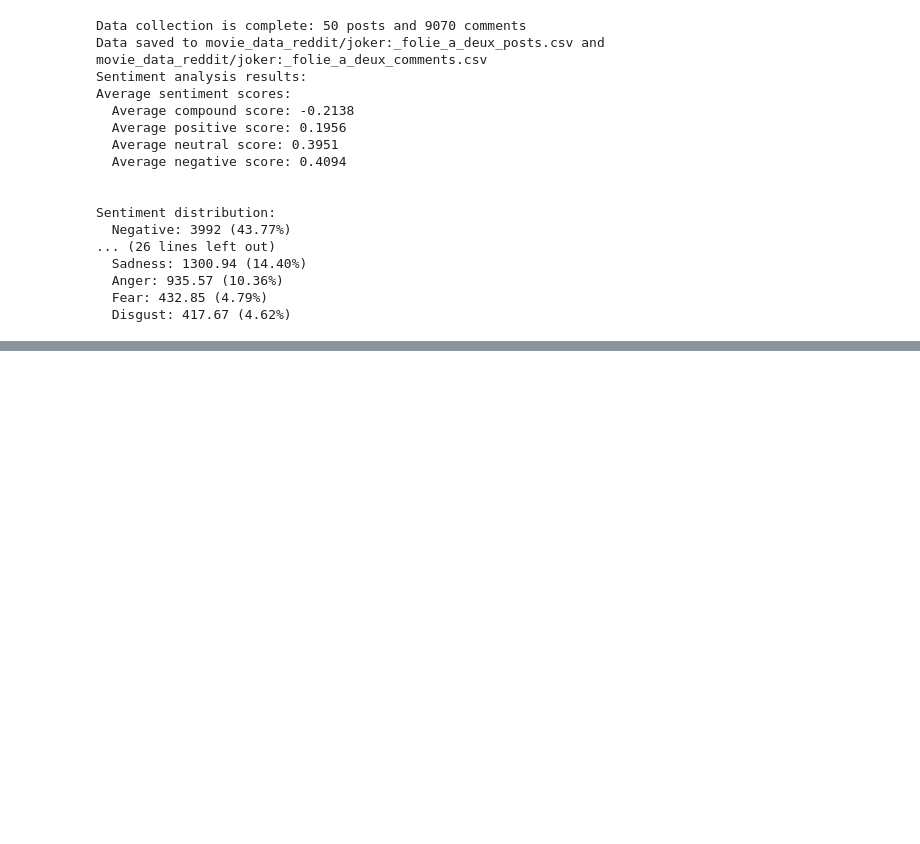
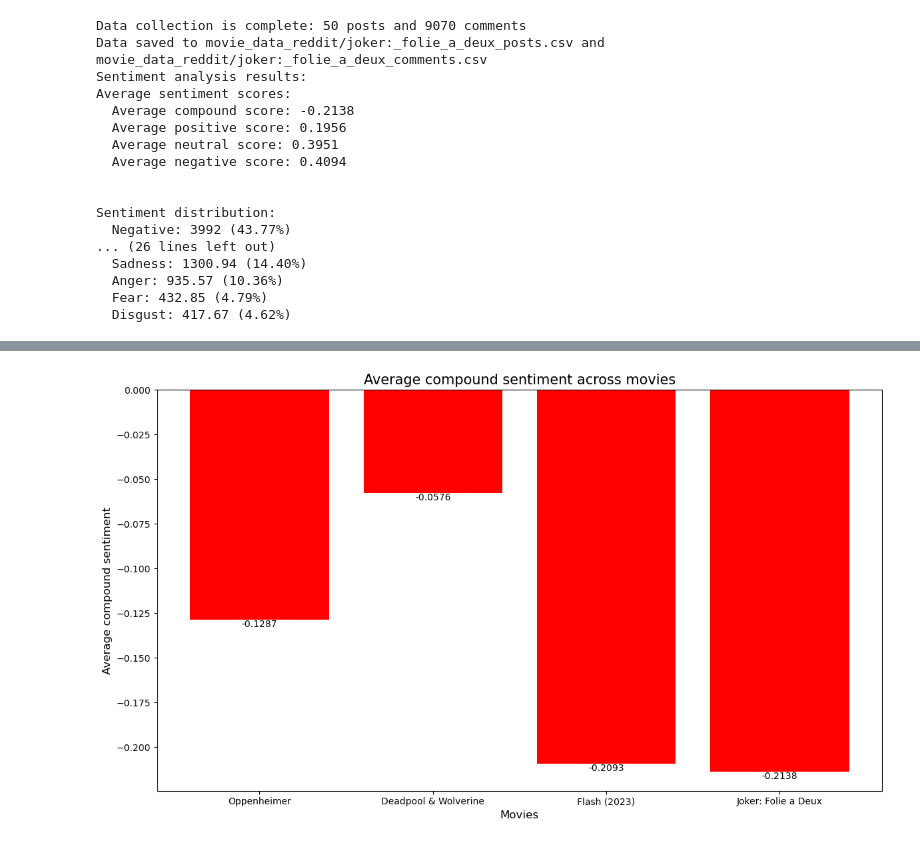
Before and after one commit to nithish-kumar-t/movie-box-office-prediction, a Jupyter notebook: reddit_api_data_analysis.ipynb, the cells around one changed output, grey strips where cells are left out. Saved outputs shown, nothing was run; the diff lists cells and outputs as text; code cells hidden in the pictures; blank space fills up the shorter version.

```diff
--- a/reddit_api_data_analysis.ipynb
+++ b/reddit_api_data_analysis.ipynb
@@ -805,0 +874,27 @@ Sentiment distribution:
+# %%
+# compound sentiment analysis
+def analyze_compound_sentiment(movies_data):
+    plt.figure(figsize=(12, 7))
+
+    compound_sentiments = {}
+    for movie, data in movies_data.items():
+        compound_mean = data['compound_sentiment'].mean()
+        compound_sentiments[movie] = compound_mean
+
+    # create bar plot with green bars being positive values and red negative
+    colors = ['green' if val >= 0 else 'red' for val in compound_sentiments.values()]
+    bars = plt.bar(compound_sentiments.keys(), compound_sentiments.values(), color=colors)
+    plt.title('Average compound sentiment across movies', fontsize=15)
+    plt.xlabel('Movies', fontsize=12)
+    plt.ylabel('Average compound sentiment', fontsize=12)
+    plt.axhline(y=0, color='black', linestyle='--')
+
+    # add value labels on top of each bar since values can be negative
+    for bar in bars:
+        height = bar.get_height()
+        plt.text(bar.get_x() + bar.get_width()/2., height,
+                 f'{height:.4f}',
+                 ha='center', va='bottom' if height >= 0 else 'top')
+
+    plt.tight_layout()
+    plt.show()
@@ -805,0 +914,4 @@ Sentiment distribution:
+# %%
+compound_sentiments = analyze_compound_sentiment(movies_data)
+# %% [output]
+[figure, added]
```
Also changed, not shown: parts of 7 cells of this notebook.
